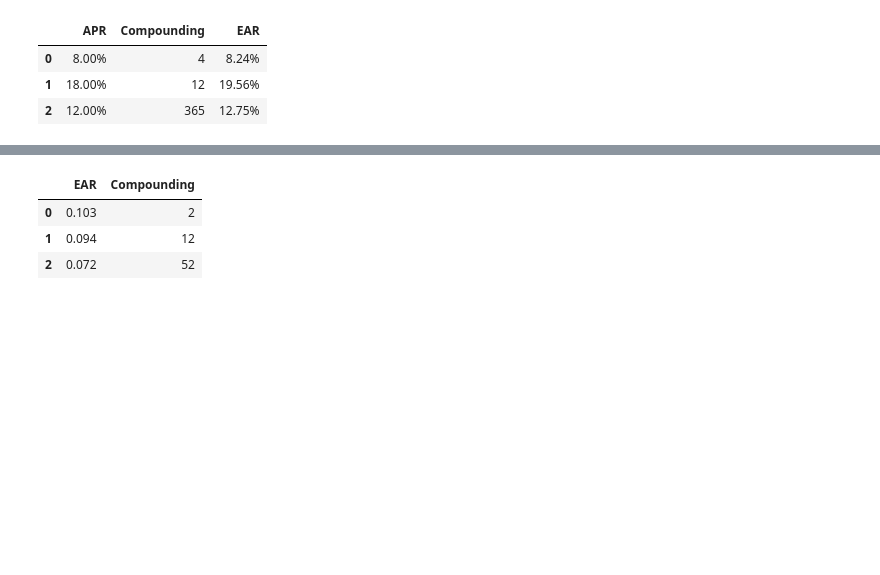
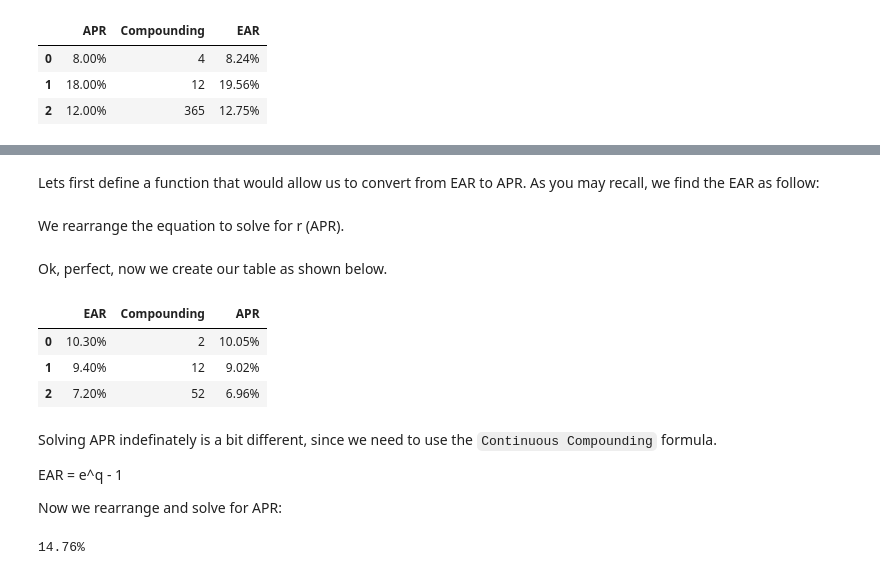
Before and after one commit to ekmartinez/Financial_Management, a Jupyter notebook: 2-Valuation_And_Capital_Budgeting/4-Discounted_Cash_Flows/Chapter_4_Problems.ipynb, the cells around one changed output, grey strips where cells are left out. Saved outputs shown, nothing was run; the diff lists cells and outputs as text; code cells hidden in the pictures; blank space fills up the shorter version.

```diff
--- a/2-Valuation_And_Capital_Budgeting/4-Discounted_Cash_Flows/Chapter_4_Problems.ipynb
+++ b/2-Valuation_And_Capital_Budgeting/4-Discounted_Cash_Flows/Chapter_4_Problems.ipynb
@@ -472 +473,3 @@ Effective Annual Rate(EAR)    Compounded
 """
+# %% [markdown]
+Lets first define a function that would allow us to convert from EAR to APR.  As you may recall, we find the EAR as follow:
@@ -473,11 +480,38 @@ Effective Annual Rate(EAR)    Compounded
+# %% [markdown]
+We rearrange the equation to solve for r (APR).
+# %%
+def aprRate(ear, m):
+    apr = m * ((1 + ear)**(1/m) - 1)
+    return apr
+# %% [markdown]
+Ok, perfect, now we create our table as shown below.
 # %%
 df = pd.DataFrame([[0.103, 2],
                   [0.094, 12],
                   [0.072, 52]],
                  columns=("EAR", "Compounding"))
+
+df["APR"] = df.apply(lambda row: aprRate(row["EAR"], row["Compounding"]), axis=1)
+
+#Format DataFrame Style.
+df['EAR'] = df['EAR'].map('{:.2%}'.format)
+df['APR'] = df['APR'].map('{:.2%}'.format)
+df = df.style.set_properties(**{'text-align': 'center'})
 df
 # %% [output]
-|  | EAR | Compounding |
-| 0 | 0.103 | 2 |
-| 1 | 0.094 | 12 |
-| 2 | 0.072 | 52 |
+|  | EAR | Compounding | APR |
+| 0 | 10.30% | 2 | 10.05% |
+| 1 | 9.40% | 12 | 9.02% |
+| 2 | 7.20% | 52 | 6.96% |
+# %% [markdown]
+Solving APR indefinately is a bit different, since we need to use the `Continuous Compounding` formula.
+
+EAR = e^q - 1
+
+Now we rearrange and solve for APR:
+# %%
+ear = .1590
+apr = np.log(1 + ear) * 100
+print(f"{apr:.2f}%")
+# %% [output]
+14.76%
```
Also changed, not shown: parts of 3 cells of this notebook.
